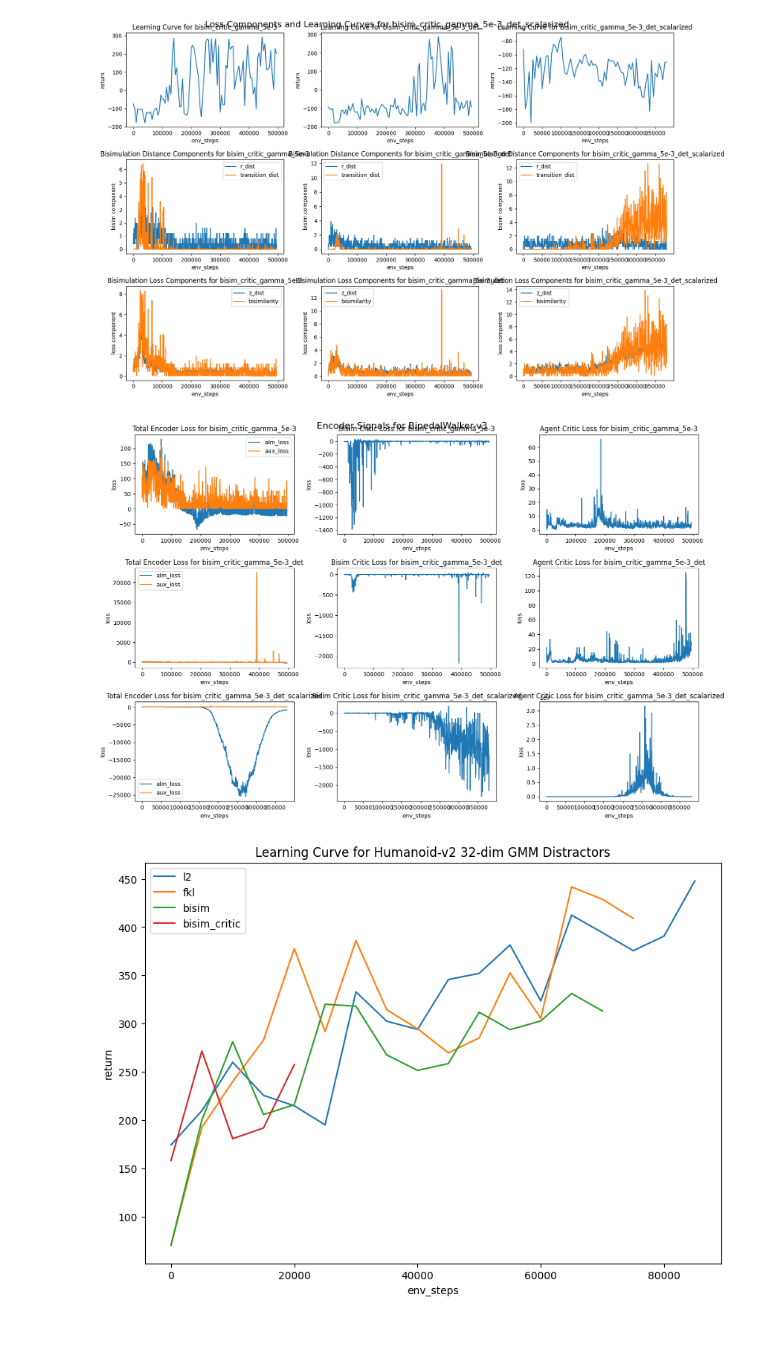
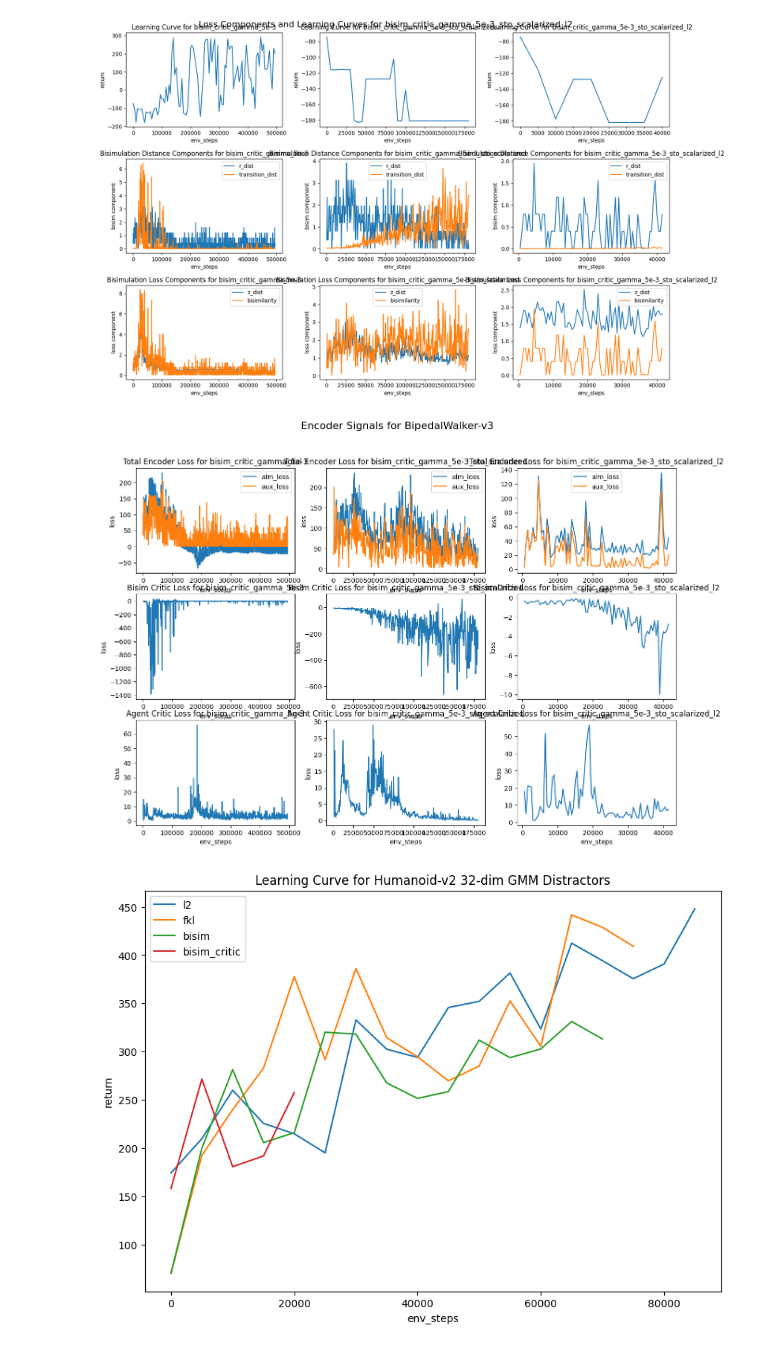
Before and after one commit to rytse/self-predictive-rl, a Jupyter notebook: mujoco_code/vis2.ipynb, the cells around one changed output. Saved outputs shown, nothing was run; the diff lists cells and outputs as text; code cells hidden in the pictures.

Commit message:
improve vis layout, new dataset

```diff
--- a/mujoco_code/vis2.ipynb
+++ b/mujoco_code/vis2.ipynb
@@ -80,14 +80,14 @@ def plot_loss_and_learning_curves(datasets: OrderedDict, name: str):
 
 
 def plot_encoder_signals(datasets: OrderedDict, name: str):
-    n_datasets = len(datasets)
+    n_items = len(datasets)
     plt.figure(figsize=(15, 10))
 
     for i, (dataset_name, dataset_path) in enumerate(datasets.items()):
         df = pd.read_csv(dataset_path / "progress.csv")
         df = df[~df["aux_loss"].isna()]
 
-        plt.subplot(n_datasets, 3, 3 * i + 1)
+        plt.subplot(n_items, 3, i + 1)
         plt.plot(df["env_steps"], df["alm_loss"])
         plt.plot(df["env_steps"], df["aux_loss"])
         plt.xlabel("env_steps")
@@ -95,21 +95,21 @@ def plot_encoder_signals(datasets: OrderedDict, name: str):
         plt.title(f"Total Encoder Loss for {dataset_name}")
         plt.legend(["alm_loss", "aux_loss"])
 
-        plt.subplot(n_datasets, 3, 3 * i + 2)
+        plt.subplot(n_items, 3, n_items + i + 1)
         plt.plot(df["env_steps"], df["bisim_critic_loss"])
         plt.xlabel("env_steps")
         plt.ylabel("loss")
         plt.title(f"Bisim Critic Loss for {dataset_name}")
 
-        plt.subplot(n_datasets, 3, 3 * i + 3)
+        plt.subplot(n_items, 3, 2 * n_items + i + 1)
         plt.plot(df["env_steps"], df["critic_loss"])
         plt.xlabel("env_steps")
         plt.ylabel("loss")
         plt.title(f"Agent Critic Loss for {dataset_name}")
 
     plt.suptitle(f"Encoder Signals for {name}", fontsize=16)
-    plt.tight_layout()
-    plt.subplots_adjust(top=0.95)
+    # plt.tight_layout()
+    # plt.subplots_adjust(top=0.95)
     plt.show()
 # %%
 bipedalwalker_datasets = OrderedDict(
@@ -126,13 +126,21 @@ bipedalwalker_datasets = OrderedDict(
             "bisim_critic_gamma_5e-3",
             Path("./logs/BipedalWalker-v3/2024-10-12-11-23-24+69174-69174/"),
         ),
+        # (
+        #     "bisim_critic_gamma_5e-3_det",
+        #     Path("./logs/BipedalWalker-v3/2024-10-12-22-11-42+81855-81855/"),
+        # ),
+        # (
+        #     "bisim_critic_gamma_5e-3_det_scalarized",
+        #     Path("./logs/BipedalWalker-v3/2024-10-13-09-11-48+92850-92850/"),
+        # ),
         (
-            "bisim_critic_gamma_5e-3_det",
-            Path("./logs/BipedalWalker-v3/2024-10-12-22-11-42+81855-81855/"),
+            "bisim_critic_gamma_5e-3_sto_scalarized",
+            Path("./logs/BipedalWalker-v3/2024-10-13-17-58-53+614099-614099/"),
         ),
         (
-            "bisim_critic_gamma_5e-3_det_scalarized",
-            Path("./logs/BipedalWalker-v3/2024-10-13-09-11-48+92850-92850/"),
+            "bisim_critic_gamma_5e-3_sto_scalarized_l2",
+            Path("./logs/BipedalWalker-v3/2024-10-13-21-03-20+13823-13823/"),
         ),
     ]
 )
@@ -145,5 +153,5 @@ plot_encoder_signals(bipedalwalker_datasets, "BipedalWalker-v3")
-[figure, old version]
+[figure, new version]
-[figure, old version]
+[figure, new version]
 # %%
 humanoid_datasets = OrderedDict(
     [
```
Also changed, not shown: parts of 1 cell of this notebook.
